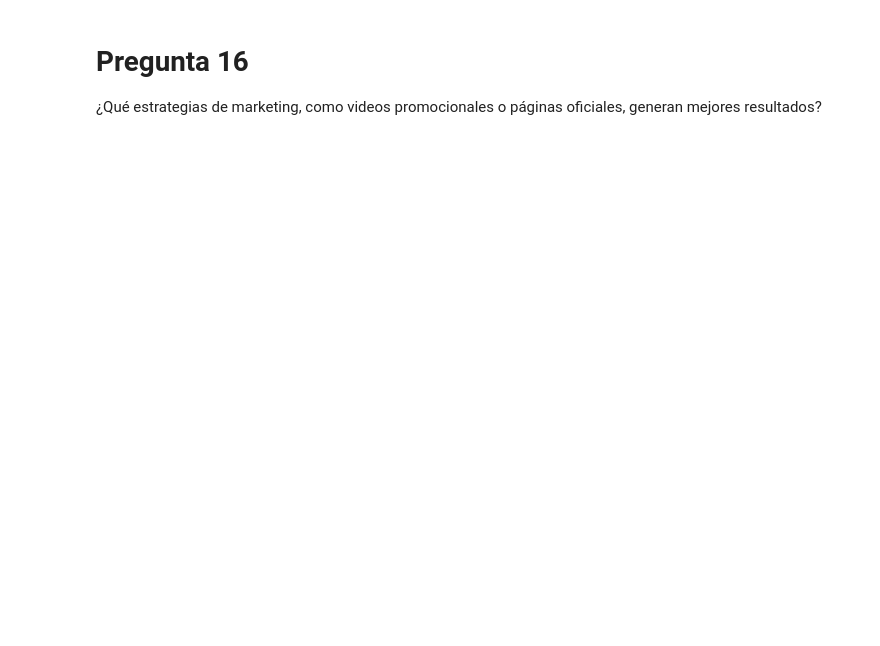
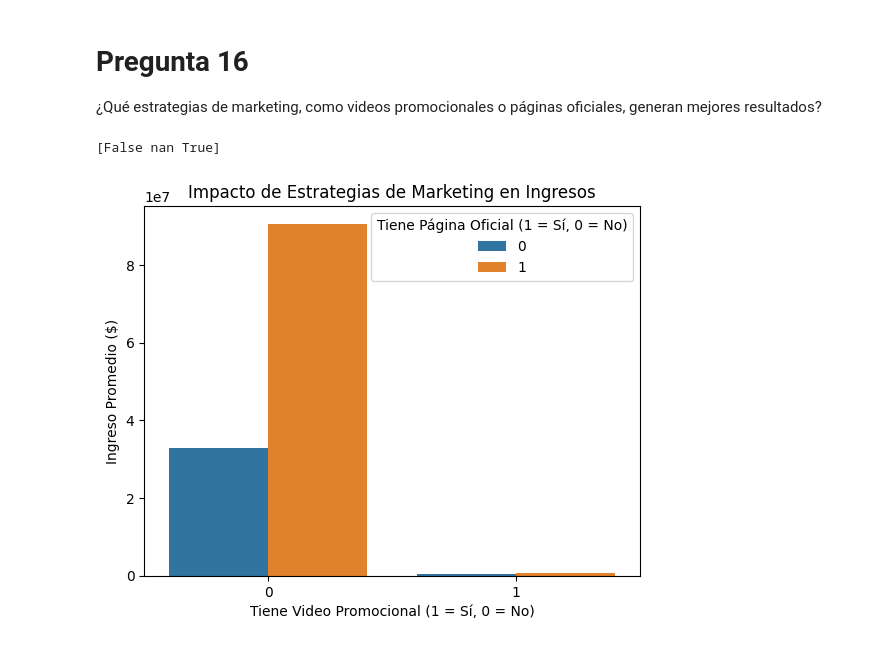
Before and after one commit to DiegoGarV/Proyecto1-mineria, a Jupyter notebook: HDT1-2.ipynb, the cells around one changed output. Drawn from its saved outputs; the diff is of its cells as text; code cells hidden in the pictures; blank space fills up the shorter version.

```diff
--- a/HDT1-2.ipynb
+++ b/HDT1-2.ipynb
@@ -136,14 +174,25 @@ print(correlation)
 # Pregunta 16
 ¿Qué estrategias de marketing, como videos promocionales o páginas oficiales, generan mejores resultados?
 # %%
-df['hasVideo'] = df['video'].astype(int)
+import seaborn as sns
+import matplotlib.pyplot as plt
+
+
+print(df['video'].unique())
+
+
+df['hasVideo'] = df['video'].fillna(0).astype(int)
+
 df['hasHomePage'] = df['homePage'].notna().astype(int)
 
 marketing_effects = df.groupby(['hasVideo', 'hasHomePage'])['revenue'].mean().reset_index()
 
 sns.barplot(x=marketing_effects['hasVideo'], y=marketing_effects['revenue'], hue=marketing_effects['hasHomePage'])
 plt.xlabel("Tiene Video Promocional (1 = Sí, 0 = No)")
 plt.ylabel("Ingreso Promedio ($)")
 plt.title("Impacto de Estrategias de Marketing en Ingresos")
 plt.legend(title="Tiene Página Oficial (1 = Sí, 0 = No)")
 plt.show()
+# %% [output]
+[False nan True]
+[figure, added]
```
Also changed, not shown: parts of 6 cells of this notebook.
